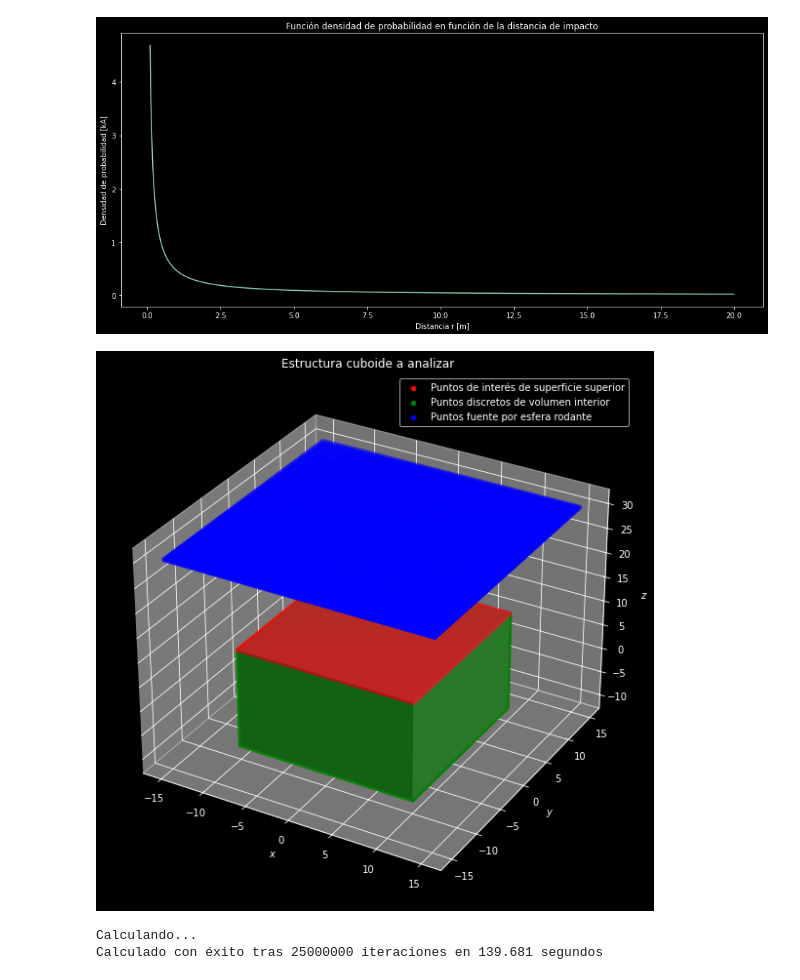
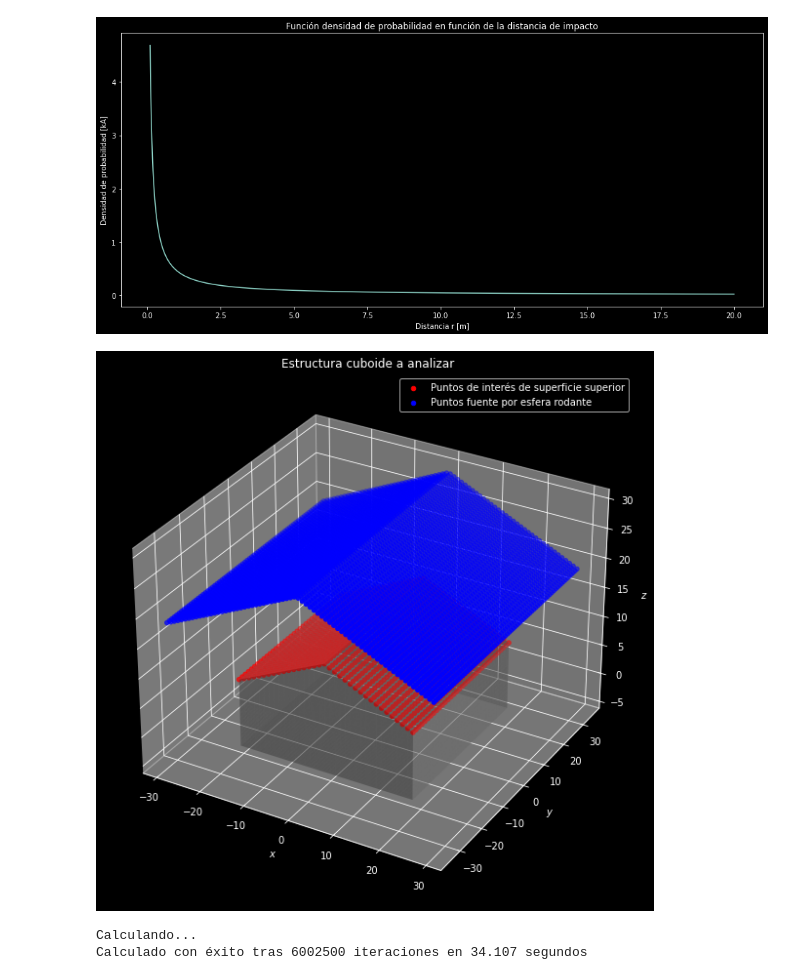
Before and after one commit to blotero/degm, a Jupyter notebook: DEAT.ipynb, the cells around one changed output. Saved outputs shown, nothing was run; the diff lists cells and outputs as text; code cells hidden in the pictures.

```diff
--- a/DEAT.ipynb
+++ b/DEAT.ipynb
@@ -58,17 +58,18 @@ plt.show()
 # %% [output]
 [figure]
 # %%
-estructura = Structure()
+estructura = Structure(38.62, 44.88, 7.64, 35)
 #Visualización de una estructura por defecto:
 estructura.build()
+estructura.include_roof(7)
 estructura.plot_structure()
 # %% [output]
-[figure, old version]
+[figure, new version]
 # %%
 estructura.calculate_pdf()
 # %% [output]
 Calculando...
-Calculado con éxito tras 25000000 iteraciones en 139.681 segundos
+Calculado con éxito tras 6002500 iteraciones en 34.107 segundos
 # %%
 estructura.plot_pdf()
 # %% [output]
```
Also changed, not shown: parts of 5 cells of this notebook.
